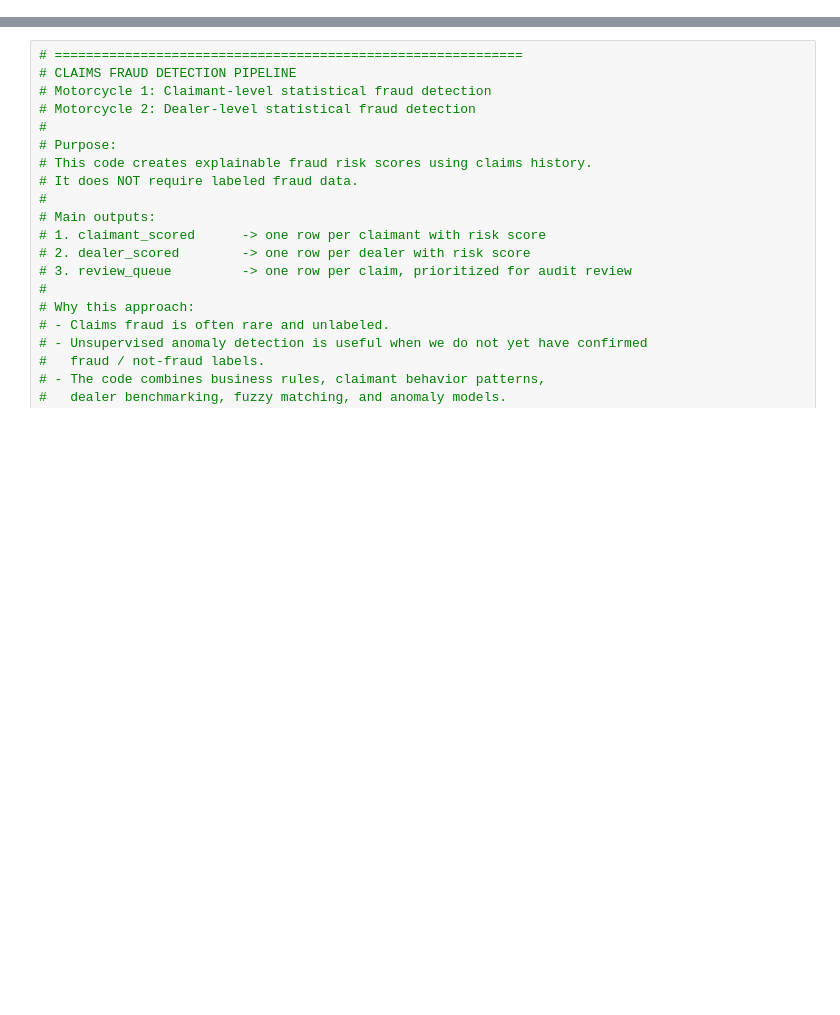
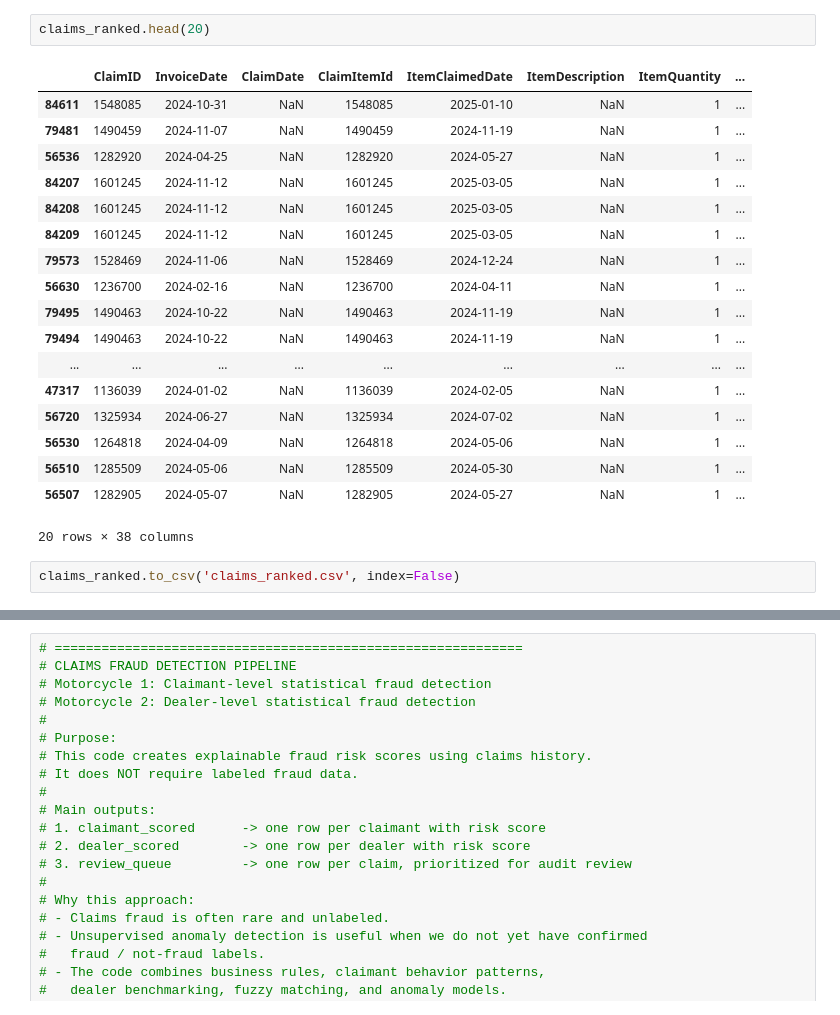
Before and after one commit to Lubina-ops/Claims-audit-and-fraud-detection, a Jupyter notebook: KM_Claim_data_Intial_Analysis.ipynb, the cells around one changed output, grey strips where cells are left out. Drawn from its saved outputs; the diff is of its cells as text; blank space fills up the shorter version.

```diff
--- a/KM_Claim_data_Intial_Analysis.ipynb
+++ b/KM_Claim_data_Intial_Analysis.ipynb
@@ -0,0 +1527,23 @@
+# %%
+claims_ranked.head(20)
+# %% [output]
+|  | ClaimID | InvoiceDate | ClaimDate | ClaimItemId | ItemClaimedDate | ItemDescription | ItemQuantity | ... |
+| 84611 | 1548085 | 2024-10-31 | NaN | 1548085 | 2025-01-10 | NaN | 1 | ... |
+| 79481 | 1490459 | 2024-11-07 | NaN | 1490459 | 2024-11-19 | NaN | 1 | ... |
+| 56536 | 1282920 | 2024-04-25 | NaN | 1282920 | 2024-05-27 | NaN | 1 | ... |
+| 84207 | 1601245 | 2024-11-12 | NaN | 1601245 | 2025-03-05 | NaN | 1 | ... |
+| 84208 | 1601245 | 2024-11-12 | NaN | 1601245 | 2025-03-05 | NaN | 1 | ... |
+| 84209 | 1601245 | 2024-11-12 | NaN | 1601245 | 2025-03-05 | NaN | 1 | ... |
+| 79573 | 1528469 | 2024-11-06 | NaN | 1528469 | 2024-12-24 | NaN | 1 | ... |
+| 56630 | 1236700 | 2024-02-16 | NaN | 1236700 | 2024-04-11 | NaN | 1 | ... |
+| 79495 | 1490463 | 2024-10-22 | NaN | 1490463 | 2024-11-19 | NaN | 1 | ... |
+| 79494 | 1490463 | 2024-10-22 | NaN | 1490463 | 2024-11-19 | NaN | 1 | ... |
+| ... | ... | ... | ... | ... | ... | ... | ... | ... |
+| 47317 | 1136039 | 2024-01-02 | NaN | 1136039 | 2024-02-05 | NaN | 1 | ... |
+| 56720 | 1325934 | 2024-06-27 | NaN | 1325934 | 2024-07-02 | NaN | 1 | ... |
+| 56530 | 1264818 | 2024-04-09 | NaN | 1264818 | 2024-05-06 | NaN | 1 | ... |
+| 56510 | 1285509 | 2024-05-06 | NaN | 1285509 | 2024-05-30 | NaN | 1 | ... |
+| 56507 | 1282905 | 2024-05-07 | NaN | 1282905 | 2024-05-27 | NaN | 1 | ... |
+20 rows × 38 columns
+# %%
+claims_ranked.to_csv('claims_ranked.csv', index=False)
```
Also changed, not shown: parts of 56 cells of this notebook.
